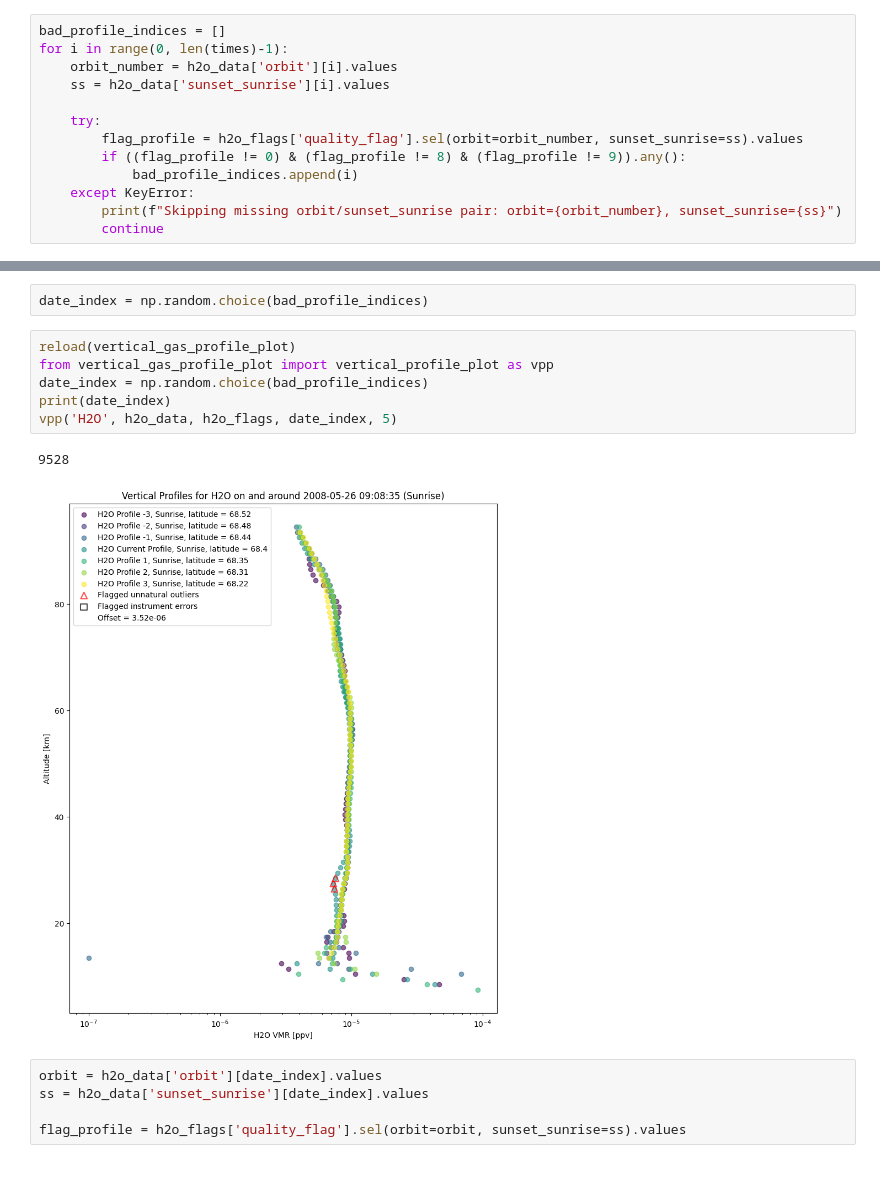
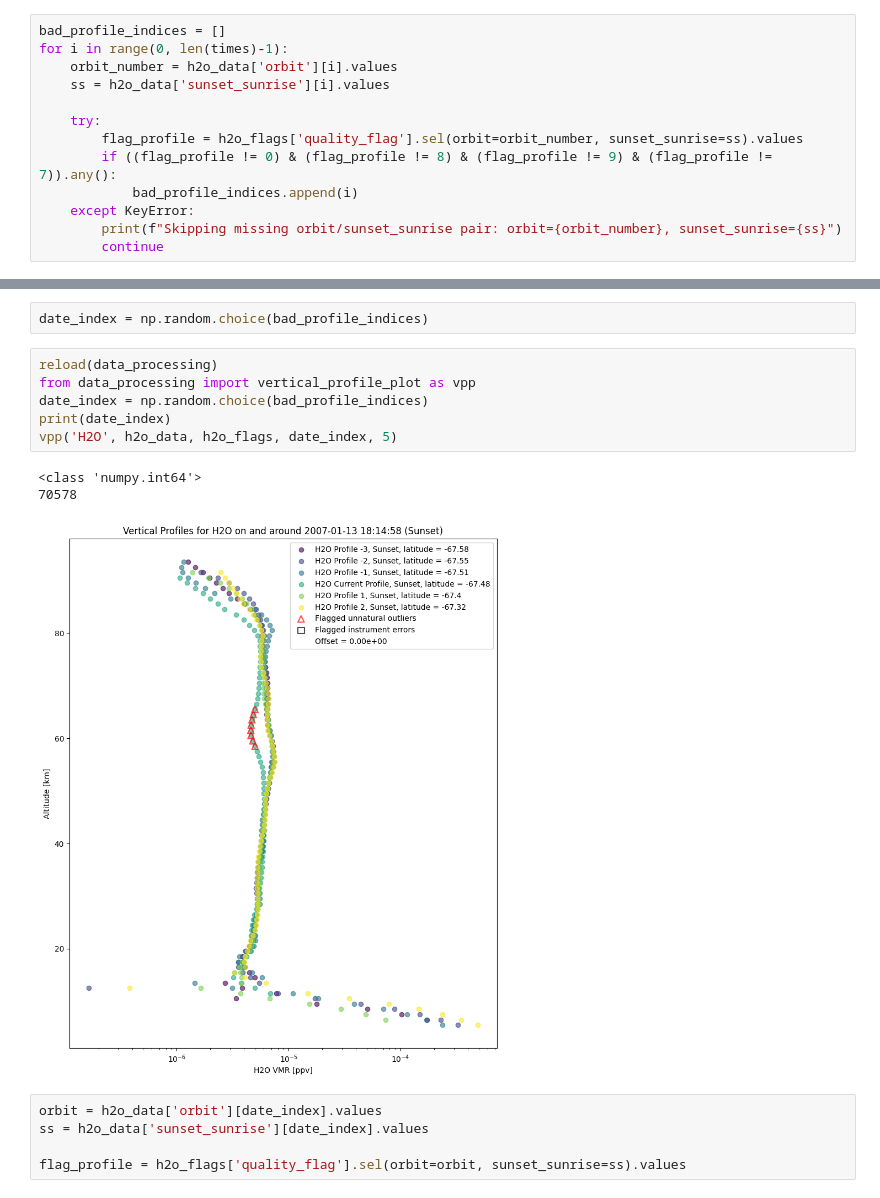
Before and after one commit to james-harvey-git/MPhys_Project, a Jupyter notebook: probing_data.ipynb, the cells around one changed output, grey strips where cells are left out. Drawn from its saved outputs; the diff is of its cells as text.

```diff
--- a/probing_data.ipynb
+++ b/probing_data.ipynb
@@ -31,7 +31,7 @@ for i in range(0, len(times)-1):
 
     try:
         flag_profile = h2o_flags['quality_flag'].sel(orbit=orbit_number, sunset_sunrise=ss).values
-        if ((flag_profile != 0) & (flag_profile != 8) & (flag_profile != 9)).any():
+        if ((flag_profile != 0) & (flag_profile != 8) & (flag_profile != 9) & (flag_profile != 7)).any():
             bad_profile_indices.append(i)
     except KeyError:
         print(f"Skipping missing orbit/sunset_sunrise pair: orbit={orbit_number}, sunset_sunrise={ss}")
@@ -87,14 +87,15 @@ plt.plot(times[:1000], latitudes[:1000])
 # %%
 date_index = np.random.choice(bad_profile_indices)
 # %%
-reload(vertical_gas_profile_plot)
-from vertical_gas_profile_plot import vertical_profile_plot as vpp
+reload(data_processing)
+from data_processing import vertical_profile_plot as vpp
 date_index = np.random.choice(bad_profile_indices)
 print(date_index)
 vpp('H2O', h2o_data, h2o_flags, date_index, 5)
 # %% [output]
-9528
+<class 'numpy.int64'>
+70578
-[figure, old version]
+[figure, new version]
 # %%
 orbit = h2o_data['orbit'][date_index].values
 ss = h2o_data['sunset_sunrise'][date_index].values
```
Also changed, not shown: parts of 1 cell of this notebook, 2 other files.
